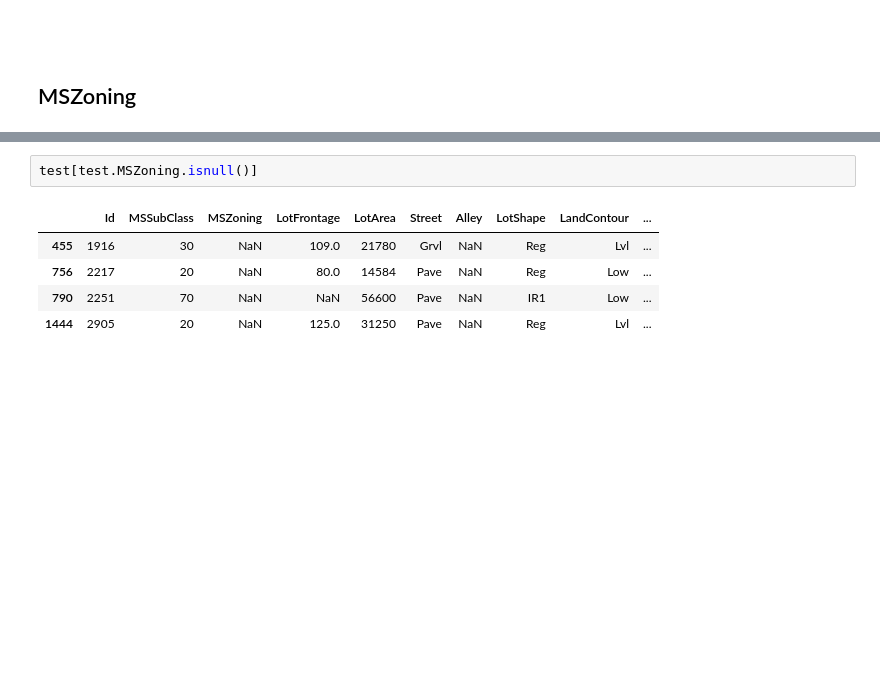
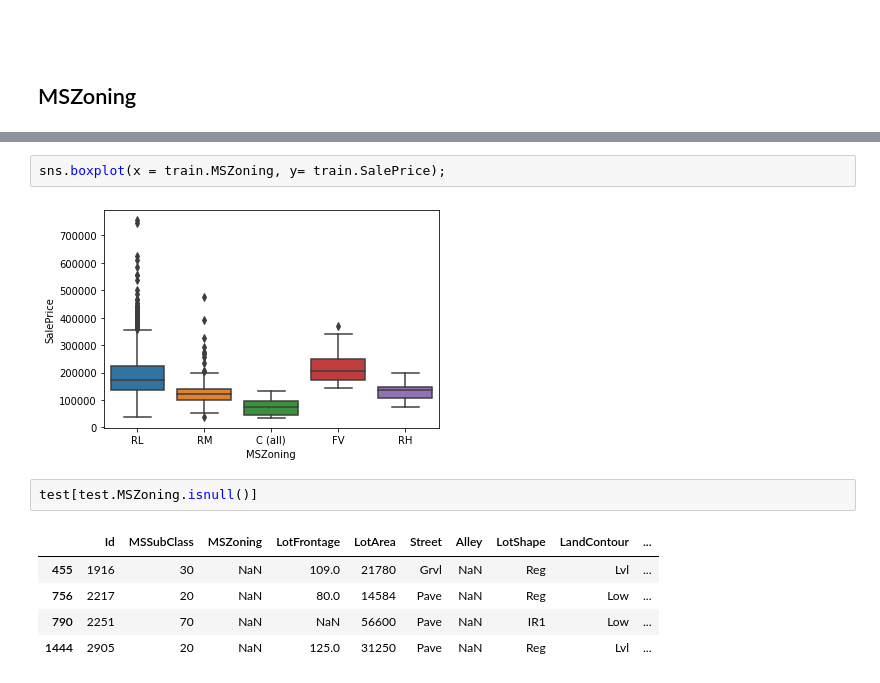
Before and after one commit to gulakkoc/My_Machine_Learning_Practices, a Jupyter notebook: My_Notes/Projects/house-prices_Linear_reg/Linear_Reg_Model.ipynb, the cells around one changed output, grey strips where cells are left out. Drawn from its saved outputs; the diff is of its cells as text; blank space fills up the shorter version.

```diff
--- a/My_Notes/Projects/house-prices_Linear_reg/Linear_Reg_Model.ipynb
+++ b/My_Notes/Projects/house-prices_Linear_reg/Linear_Reg_Model.ipynb
@@ -832,3 +887,7 @@ Name: MSZoning, dtype: int64
+# %%
+sns.boxplot(x = train.MSZoning, y= train.SalePrice);
+# %% [output]
+[figure, added]
 # %%
 test[test.MSZoning.isnull()]
 # %% [output]
```
Also changed, not shown: parts of 21 cells of this notebook.
